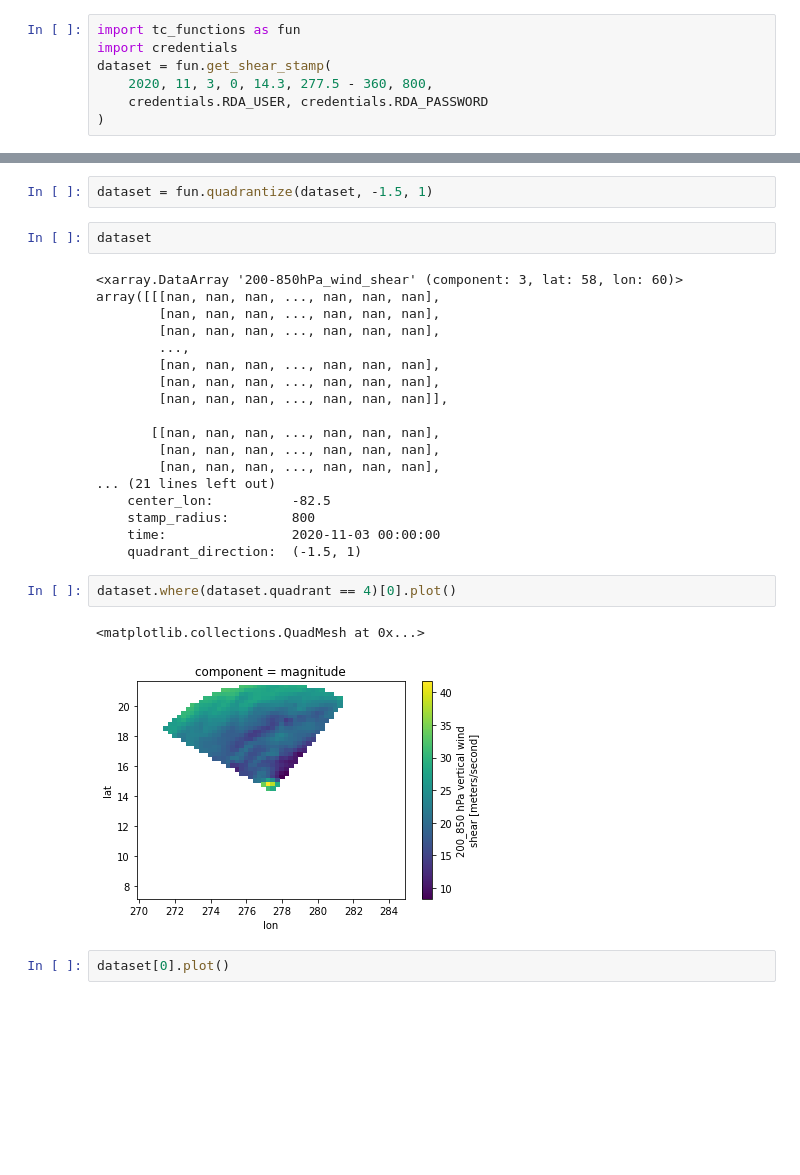
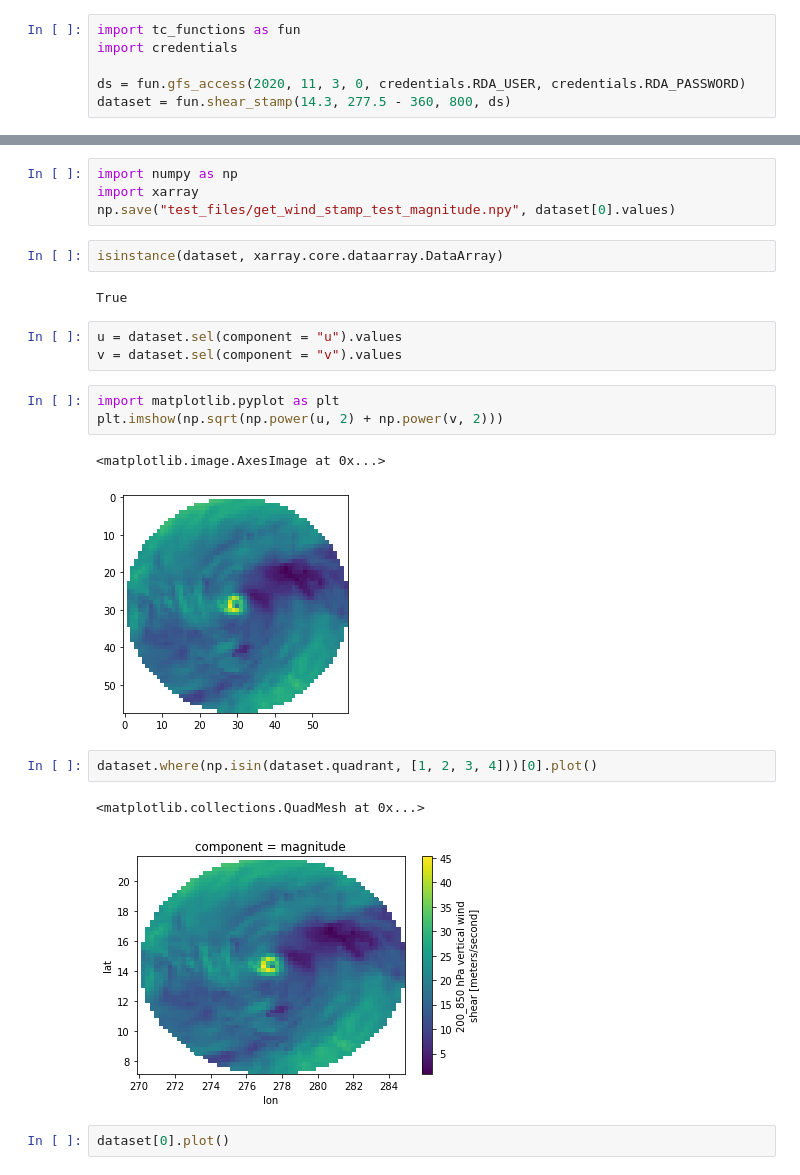
Before and after one commit to galenvincent/tc-wind-shear, a Jupyter notebook: testing.ipynb, the cells around one changed output, grey strips where cells are left out. Saved outputs shown, nothing was run; the diff lists cells and outputs as text; blank space fills up the shorter version.

```diff
--- a/testing.ipynb
+++ b/testing.ipynb
@@ -1,7 +1,6 @@
 # %%
 import tc_functions as fun
 import credentials
-dataset = fun.get_shear_stamp(
-    2020, 11, 3, 0, 14.3, 277.5 - 360, 800,
-    credentials.RDA_USER, credentials.RDA_PASSWORD
-)
+
+ds = fun.gfs_access(2020, 11, 3, 0, credentials.RDA_USER, credentials.RDA_PASSWORD)
+dataset = fun.shear_stamp(14.3, 277.5 - 360, 800, ds)
@@ -28,30 +31,25 @@ array([[[nan, nan, nan, ..., nan, nan, nan],
-# %%
-dataset = fun.quadrantize(dataset, -1.5, 1)
-# %%
-dataset
-# %% [output]
-<xarray.DataArray '200-850hPa_wind_shear' (component: 3, lat: 58, lon: 60)>
-array([[[nan, nan, nan, ..., nan, nan, nan],
-        [nan, nan, nan, ..., nan, nan, nan],
-        [nan, nan, nan, ..., nan, nan, nan],
-        ...,
-        [nan, nan, nan, ..., nan, nan, nan],
-        [nan, nan, nan, ..., nan, nan, nan],
-        [nan, nan, nan, ..., nan, nan, nan]],
-
-       [[nan, nan, nan, ..., nan, nan, nan],
-        [nan, nan, nan, ..., nan, nan, nan],
-        [nan, nan, nan, ..., nan, nan, nan],
-... (21 lines left out)
-    center_lon:          -82.5
-    stamp_radius:        800
-    time:                2020-11-03 00:00:00
-    quadrant_direction:  (-1.5, 1)
+# %%
+import numpy as np
+import xarray
+np.save("test_files/get_wind_stamp_test_magnitude.npy", dataset[0].values)
+# %%
+isinstance(dataset, xarray.core.dataarray.DataArray)
+# %% [output]
+True
+# %%
+u = dataset.sel(component = "u").values
+v = dataset.sel(component = "v").values
+# %%
+import matplotlib.pyplot as plt
+plt.imshow(np.sqrt(np.power(u, 2) + np.power(v, 2)))
+# %% [output]
+<matplotlib.image.AxesImage at 0x...>
+[figure, added]
 # %%
-dataset.where(dataset.quadrant == 4)[0].plot()
+dataset.where(np.isin(dataset.quadrant, [1, 2, 3, 4]))[0].plot()
 # %% [output]
 <matplotlib.collections.QuadMesh at 0x...>
-[figure, old version]
+[figure, new version]
 # %%
 dataset[0].plot()
 # %% [output]
```
Also changed, not shown: parts of 6 cells of this notebook, 6 other files.
